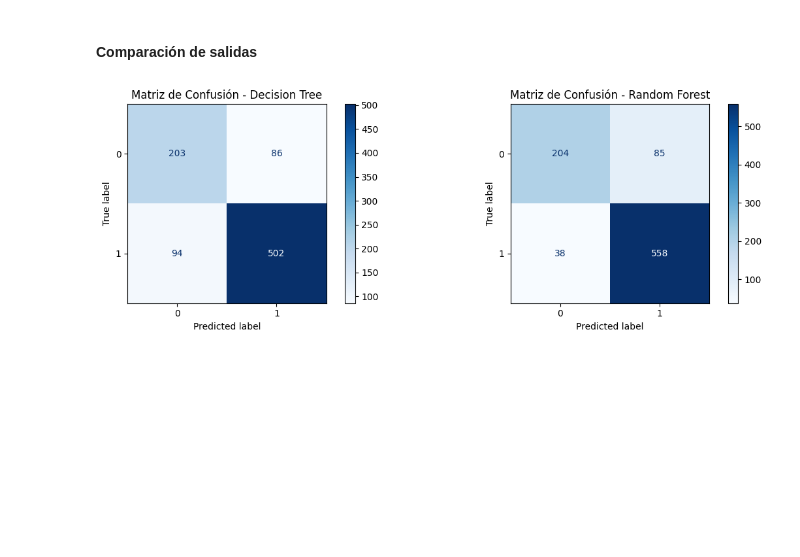
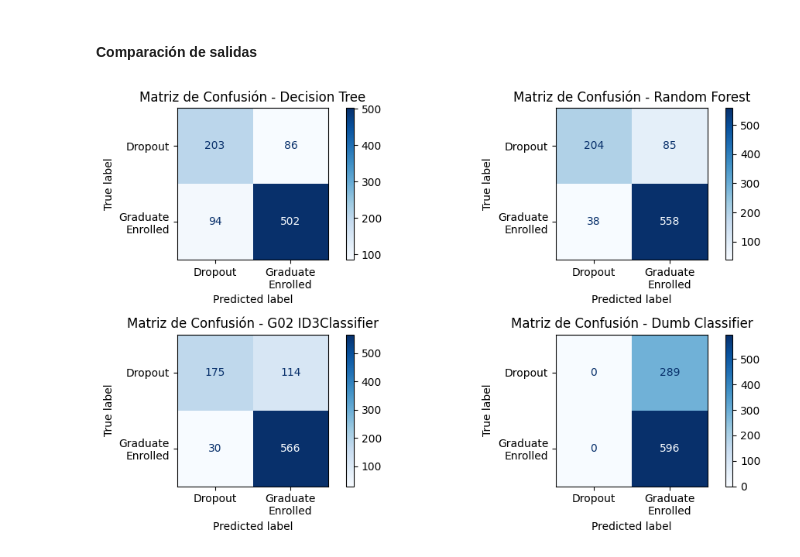
Before and after one commit to santiagoalaniz/fing_aprendaut, a Jupyter notebook: lab1/informe_tarea_01.ipynb, the cells around one changed output. Drawn from its saved outputs; the diff is of its cells as text; code cells hidden in the pictures; blank space fills up the shorter version.

Commit message:
plot todos las matrices

```diff
--- a/lab1/informe_tarea_01.ipynb
+++ b/lab1/informe_tarea_01.ipynb
@@ -537,26 +537,39 @@ Una breve conclusión del trabajo realizado. Por ejemplo:
 # %%
 from sklearn.metrics import confusion_matrix
 from sklearn.metrics import ConfusionMatrixDisplay
 import matplotlib.pyplot as plt
 
 # Calcular matrices de confusión
 cm_decision_tree = confusion_matrix(test_y, fair_dt_pred)
 cm_random_forest = confusion_matrix(test_y, fair_rf_pred)
+cm_G02_best_clf = confusion_matrix(test_y, G02_best_pred)
+cm_G02_dumb_clf = confusion_matrix(test_y, G02_dumb_pred)
+
+# 0 = Dropout, 1 = Graduate or Enrolled
+labels = ['Dropout', 'Graduate\nEnrolled']
 
 ## Crear objetos ConfusionMatrixDisplay
-cmd_decision_tree = ConfusionMatrixDisplay(confusion_matrix=cm_decision_tree, display_labels=decision_tree_clf.classes_)
-cmd_random_forest = ConfusionMatrixDisplay(confusion_matrix=cm_random_forest, display_labels=random_forest_clf.classes_)
+cmd_decision_tree = ConfusionMatrixDisplay(confusion_matrix=cm_decision_tree, display_labels=labels)
+cmd_random_forest = ConfusionMatrixDisplay(confusion_matrix=cm_random_forest, display_labels=labels)
+cmd_G02_best_clf = ConfusionMatrixDisplay(confusion_matrix=cm_G02_best_clf, display_labels=labels)
+cmd_G02_dumb_clf = ConfusionMatrixDisplay(confusion_matrix=cm_G02_dumb_clf, display_labels=labels)
 
 # Mostrar las matrices de confusión
-fig, axes = plt.subplots(1, 2, figsize=(12, 4))
+fig, axes = plt.subplots(2, 2, figsize=(10, 6))
 
-cmd_decision_tree.plot(cmap=plt.cm.Blues, ax=axes[0])
-axes[0].set_title("Matriz de Confusión - Decision Tree")
+cmd_decision_tree.plot(cmap=plt.cm.Blues, ax=axes[0][0])
+axes[0][0].set_title("Matriz de Confusión - Decision Tree")
 
-cmd_random_forest.plot(cmap=plt.cm.Blues, ax=axes[1])
-axes[1].set_title("Matriz de Confusión - Random Forest")
+cmd_random_forest.plot(cmap=plt.cm.Blues, ax=axes[0][1])
+axes[0][1].set_title("Matriz de Confusión - Random Forest")
+
+cmd_G02_best_clf.plot(cmap=plt.cm.Blues, ax=axes[1][0])
+axes[1][0].set_title("Matriz de Confusión - G02 ID3Classifier")
+
+cmd_G02_dumb_clf.plot(cmap=plt.cm.Blues, ax=axes[1][1])
+axes[1][1].set_title("Matriz de Confusión - Dumb Classifier")
 
 plt.tight_layout()
 plt.show()
 # %% [output]
-[figure, old version]
+[figure, new version]
```
